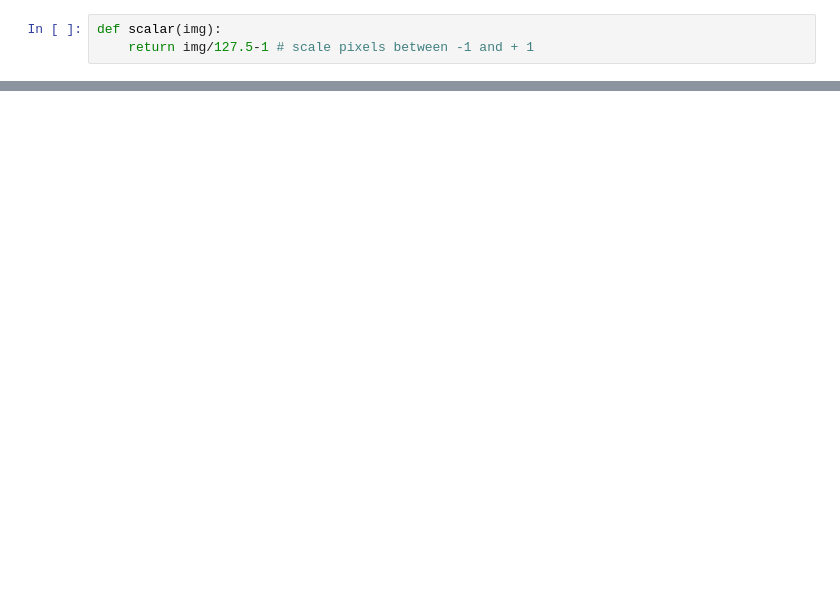
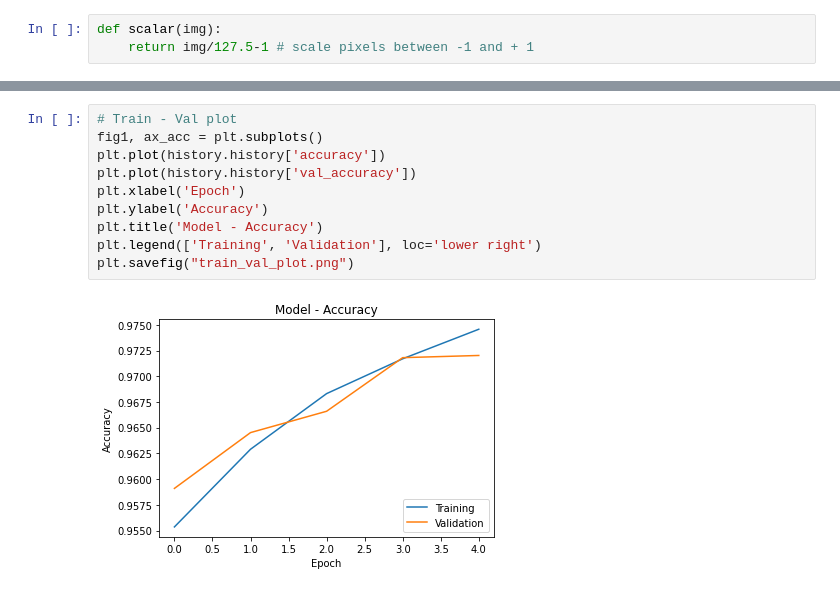
Before and after one commit to Hinakoushar-Tatakoti/Hand-written-Math-sysmbol-recognization, a Jupyter notebook: MobileNetV2.ipynb, the cells around one changed output, grey strips where cells are left out. Saved outputs shown, nothing was run; the diff lists cells and outputs as text; blank space fills up the shorter version.

```diff
--- a/MobileNetV2.ipynb
+++ b/MobileNetV2.ipynb
@@ -88,0 +205,12 @@ model.save(save_path)
+# %%
+# Train - Val plot
+fig1, ax_acc = plt.subplots()
+plt.plot(history.history['accuracy'])
+plt.plot(history.history['val_accuracy'])
+plt.xlabel('Epoch')
+plt.ylabel('Accuracy')
+plt.title('Model - Accuracy')
+plt.legend(['Training', 'Validation'], loc='lower right')
+plt.savefig("train_val_plot.png")
+# %% [output]
+[figure, added]
```
Also changed, not shown: parts of 26 cells of this notebook.
